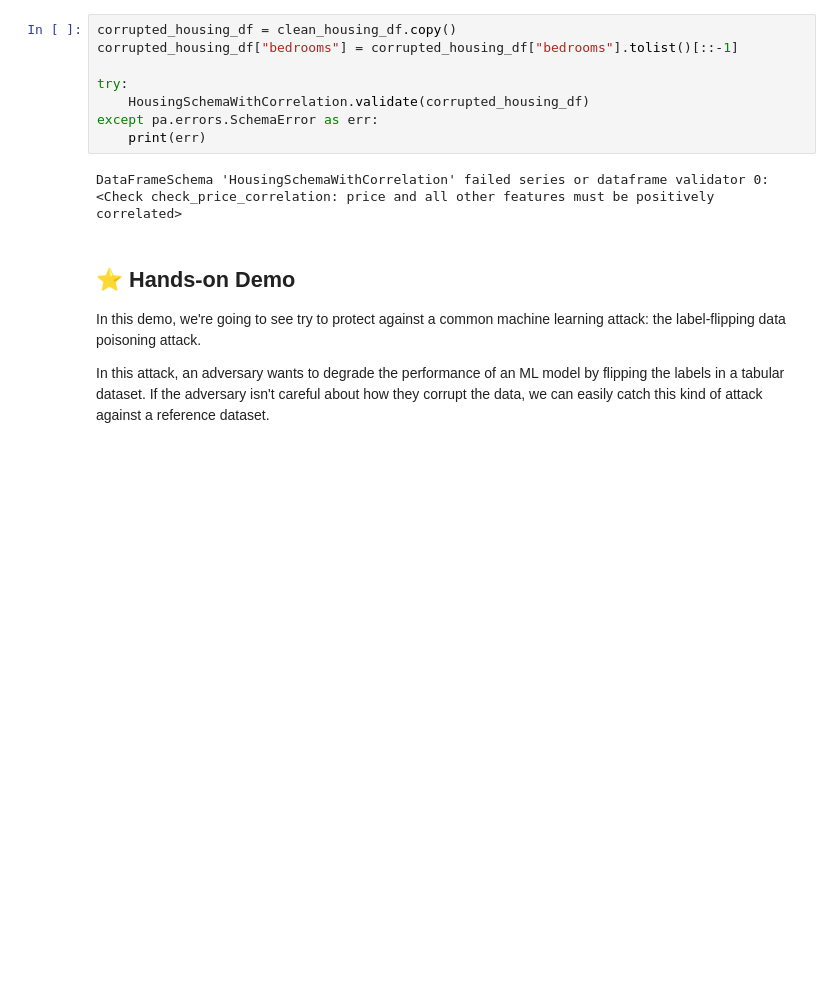
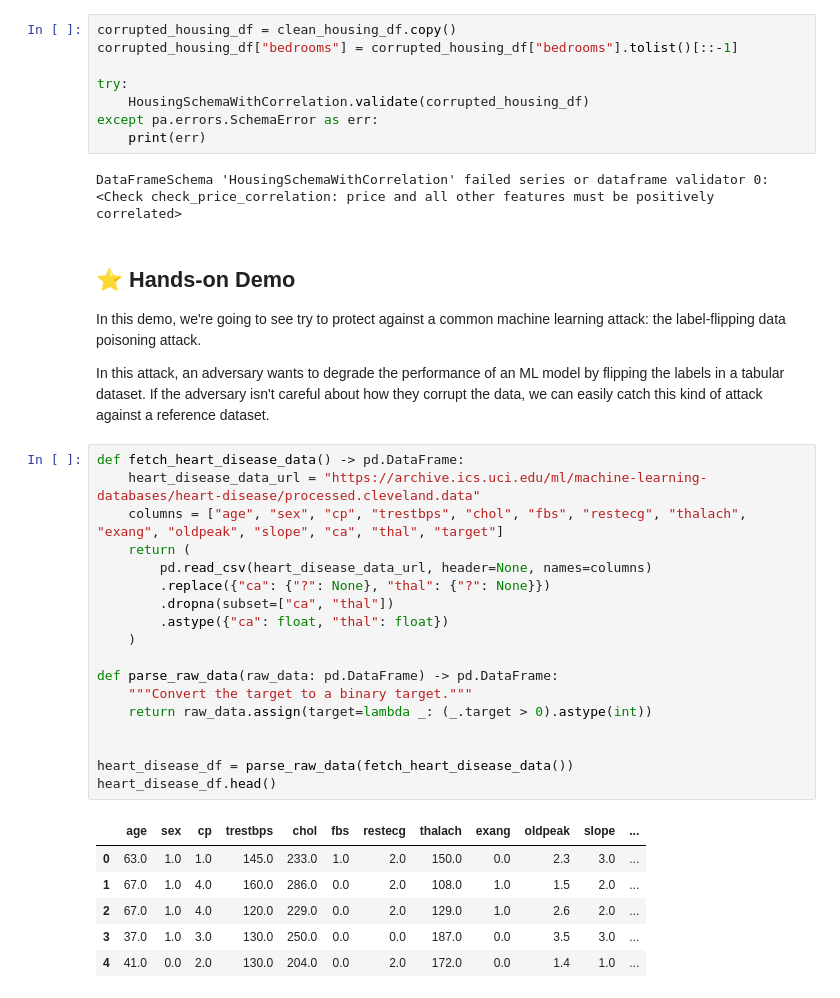
Before and after one commit to unionai-oss/pandera-workshop, a Jupyter notebook: workshop.ipynb, the cells around one changed output. Cells and saved outputs as stored; diff of their text form; blank space fills up the shorter version.

```diff
--- a/workshop.ipynb
+++ b/workshop.ipynb
@@ -276,3 +271,28 @@ In this attack, an adversary wants to degrade the performance of an ML model by
 flipping the labels in a tabular dataset. If the adversary isn't careful about
 how they corrupt the data, we can easily catch this kind of attack against a
 reference dataset.
+# %%
+def fetch_heart_disease_data() -> pd.DataFrame:
+    heart_disease_data_url = "https://archive.ics.uci.edu/ml/machine-learning-databases/heart-disease/processed.cleveland.data"
+    columns = ["age", "sex", "cp", "trestbps", "chol", "fbs", "restecg", "thalach", "exang", "oldpeak", "slope", "ca", "thal", "target"]
+    return (
+        pd.read_csv(heart_disease_data_url, header=None, names=columns)
+        .replace({"ca": {"?": None}, "thal": {"?": None}})
+        .dropna(subset=["ca", "thal"])
+        .astype({"ca": float, "thal": float})
+    )
+
+def parse_raw_data(raw_data: pd.DataFrame) -> pd.DataFrame:
+    """Convert the target to a binary target."""
+    return raw_data.assign(target=lambda _: (_.target > 0).astype(int))
+
+
+heart_disease_df = parse_raw_data(fetch_heart_disease_data())
+heart_disease_df.head()
+# %% [output]
+|  | age | sex | cp | trestbps | chol | fbs | restecg | thalach | exang | oldpeak | slope | ... |
+| 0 | 63.0 | 1.0 | 1.0 | 145.0 | 233.0 | 1.0 | 2.0 | 150.0 | 0.0 | 2.3 | 3.0 | ... |
+| 1 | 67.0 | 1.0 | 4.0 | 160.0 | 286.0 | 0.0 | 2.0 | 108.0 | 1.0 | 1.5 | 2.0 | ... |
+| 2 | 67.0 | 1.0 | 4.0 | 120.0 | 229.0 | 0.0 | 2.0 | 129.0 | 1.0 | 2.6 | 2.0 | ... |
+| 3 | 37.0 | 1.0 | 3.0 | 130.0 | 250.0 | 0.0 | 0.0 | 187.0 | 0.0 | 3.5 | 3.0 | ... |
+| 4 | 41.0 | 0.0 | 2.0 | 130.0 | 204.0 | 0.0 | 2.0 | 172.0 | 0.0 | 1.4 | 1.0 | ... |
```
Also changed, not shown: parts of 37 cells of this notebook, 5 other files.
